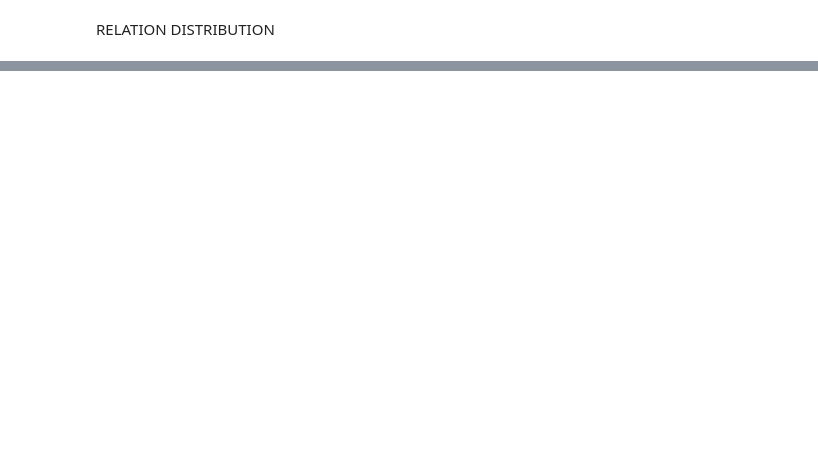
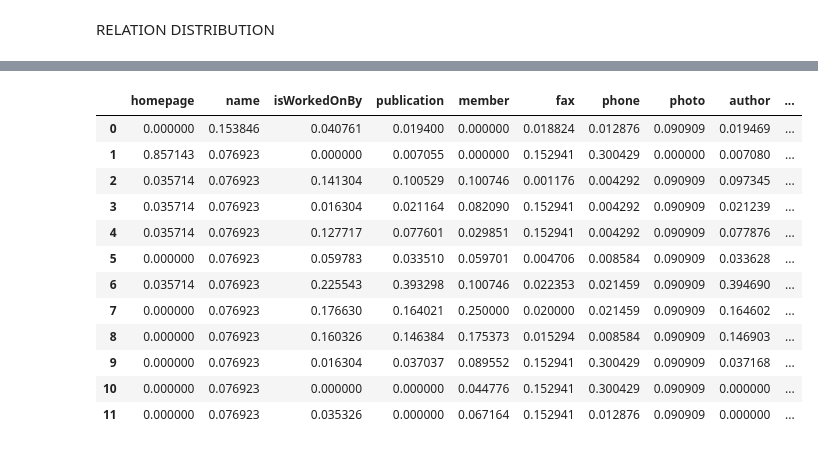
Before and after one commit to traopia/RGCN-Explainer, a Jupyter notebook: RGCN_stuff/result_analysis.ipynb, the cells around one changed output, grey strips where cells are left out. Saved outputs shown, nothing was run; the diff lists cells and outputs as text; code cells hidden in the pictures; blank space fills up the shorter version.

```diff
--- a/RGCN_stuff/result_analysis.ipynb
+++ b/RGCN_stuff/result_analysis.ipynb
@@ -180,3 +244,19 @@ Name: fidelity_plus, dtype: int64
+# %%
+df1
+# %% [output]
+|  | homepage | name | isWorkedOnBy | publication | member | fax | phone | photo | author | ... |
+| 0 | 0.000000 | 0.153846 | 0.040761 | 0.019400 | 0.000000 | 0.018824 | 0.012876 | 0.090909 | 0.019469 | ... |
+| 1 | 0.857143 | 0.076923 | 0.000000 | 0.007055 | 0.000000 | 0.152941 | 0.300429 | 0.000000 | 0.007080 | ... |
+| 2 | 0.035714 | 0.076923 | 0.141304 | 0.100529 | 0.100746 | 0.001176 | 0.004292 | 0.090909 | 0.097345 | ... |
+| 3 | 0.035714 | 0.076923 | 0.016304 | 0.021164 | 0.082090 | 0.152941 | 0.004292 | 0.090909 | 0.021239 | ... |
+| 4 | 0.035714 | 0.076923 | 0.127717 | 0.077601 | 0.029851 | 0.152941 | 0.004292 | 0.090909 | 0.077876 | ... |
+| 5 | 0.000000 | 0.076923 | 0.059783 | 0.033510 | 0.059701 | 0.004706 | 0.008584 | 0.090909 | 0.033628 | ... |
+| 6 | 0.035714 | 0.076923 | 0.225543 | 0.393298 | 0.100746 | 0.022353 | 0.021459 | 0.090909 | 0.394690 | ... |
+| 7 | 0.000000 | 0.076923 | 0.176630 | 0.164021 | 0.250000 | 0.020000 | 0.021459 | 0.090909 | 0.164602 | ... |
+| 8 | 0.000000 | 0.076923 | 0.160326 | 0.146384 | 0.175373 | 0.015294 | 0.008584 | 0.090909 | 0.146903 | ... |
+| 9 | 0.000000 | 0.076923 | 0.016304 | 0.037037 | 0.089552 | 0.152941 | 0.300429 | 0.090909 | 0.037168 | ... |
+| 10 | 0.000000 | 0.076923 | 0.000000 | 0.000000 | 0.044776 | 0.152941 | 0.300429 | 0.090909 | 0.000000 | ... |
+| 11 | 0.000000 | 0.076923 | 0.035326 | 0.000000 | 0.067164 | 0.152941 | 0.012876 | 0.090909 | 0.000000 | ... |
 # %%
 for label in range(data.num_classes):
     bar_plot_relations(full.loc[label].to_dict(), explain.loc[label].to_dict(),label)
```
Also changed, not shown: parts of 13 cells of this notebook, 8 other files.
